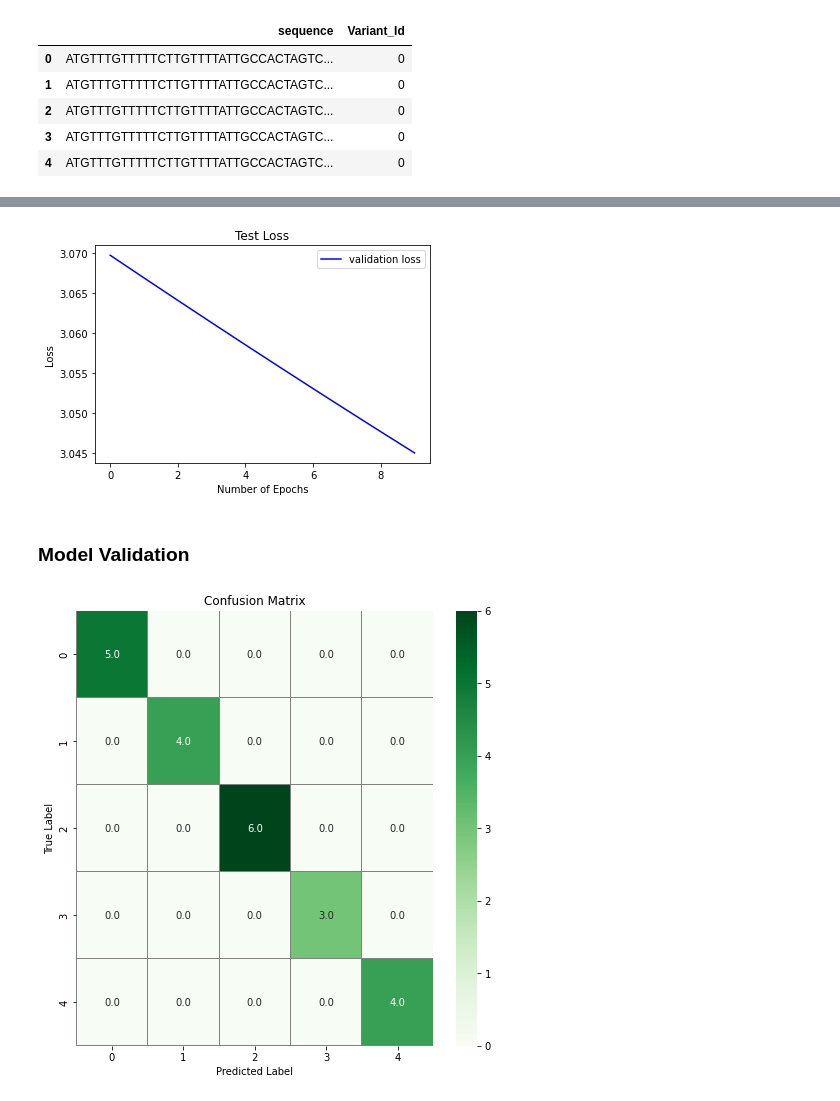
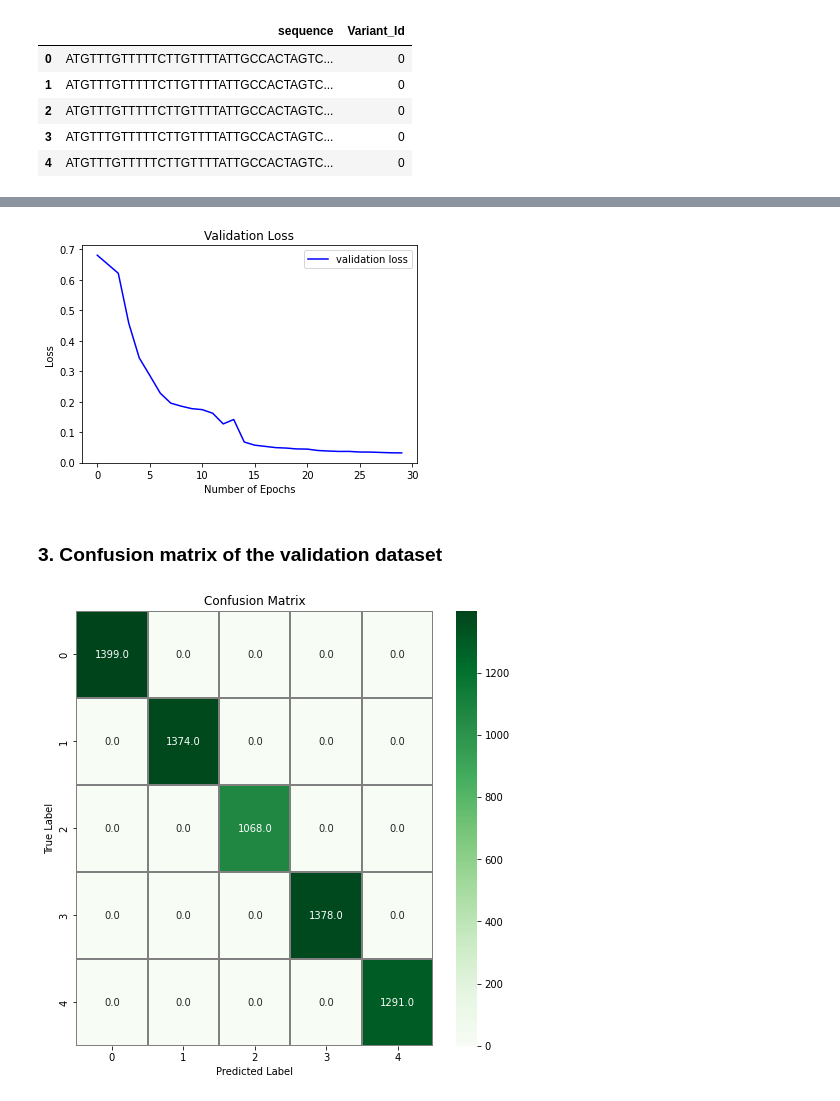
Before and after one commit to omicscodeathon/ml_sarscov2, a Jupyter notebook: notebook/notebook.ipynb, the cells around one changed output, grey strips where cells are left out. Drawn from its saved outputs; the diff is of its cells as text; code cells hidden in the pictures.

```diff
--- a/notebook/notebook.ipynb
+++ b/notebook/notebook.ipynb
@@ -31,6 +32,6 @@ Download dataset from this [link](https://drive.google.com/file/d/1BnxovEnbwflFG
 # %%
-dataset_1 = pd.read_table("../data/variants.aln4.fas.txt", usecols=[1,2] ) #initial dataset with 86 sequneces
-dataset_2 = '../data/sequences.aln.fas' # huge dataset with 26k sequences
+dataset_1 = pd.read_table("ml_sarscov2/data/variants.aln4.fas.txt", usecols=[1,2] ) #initial dataset with 86 sequneces
+dataset_2 = 'ml_sarscov2/data/sequences.aln.fas' # huge dataset with 26k sequences
 # %%
 #Converting sequence data into data frame
 #Ensure the fasta sequences are in one-liner and not blocks
@@ -215,8 +189,10 @@ KeyboardInterrupt:
 # %%
-#Dataset 2
-encoded = encode_seq(dataset_2_k)
-X_mine_data_kmer_2 = np.array(encoded)
-#X_fdmine_data_kmer_2.shape
-y_mine_kmer_2 = dataset_2_k['Variant_Id']
+#call function to encode the sequences and convert to array form
+encoded = encode_seq(dataset_2)
+X_mine_data_kmer = np.array(encoded)
+
+#set variable for
+y_mine_kmer_2 = dataset_2['Variant_Id']
+
 #y_mine_kmer_2.shape
 # %% [output]
@@ -310,5 +276,5 @@ _________________________________________________________________
 early_stop = keras.callbacks.EarlyStopping(monitor = 'val_accuracy', min_delta = 0.0005, patience=8,
                                            restore_best_weights=True )
 history = gru_model.fit(X_train, y_train, batch_size = 1000, validation_data=(X_test, y_test),
-                        epochs=20)
+                        epochs=30)
 # %% [output]
@@ -327,24 +340,21 @@ KeyboardInterrupt:
 # %%
-# Plot the loss and accuracy curves for training and validation
+# Plot the loss and accuracy curves for validation
 
 import matplotlib.pyplot as plt
 plt.plot(history.history['val_loss'], color='b', label="validation loss")
-plt.title("Test Loss")
+plt.title("Validation Loss")
 plt.xlabel("Number of Epochs")
 plt.ylabel("Loss")
 plt.legend()
-plt.show()
+plt.savefig("validation_loss.png")
 # %% [output]
-[figure, old version]
+[figure, new version]
-# %% [markdown]
-### **Model Validation**
+# %% [markdown]
+### 3. Confusion matrix of the validation dataset
 # %%
-# confusion matrix
-import seaborn as sns
-from sklearn.metrics import confusion_matrix
-
 # Predict the values from the validation dataset
 Y_pred = gru_model.predict(X_test)
+
 # Convert predictions classes to one hot vectors
 Y_pred_classes = np.argmax(y_test,axis = 1)
 # Convert validation observations to one hot vectors
@@ -357,6 +367,6 @@ sns.heatmap(confusion_mtx, annot=True, linewidths=0.01,cmap="Greens",linecolor="
 plt.xlabel("Predicted Label")
 plt.ylabel("True Label")
 plt.title("Confusion Matrix")
-plt.show()
+plt.savefig("confusion.png")
 # %% [output]
-[figure, old version]
+[figure, new version]
```
Also changed, not shown: parts of 31 cells of this notebook, 5 other files.
